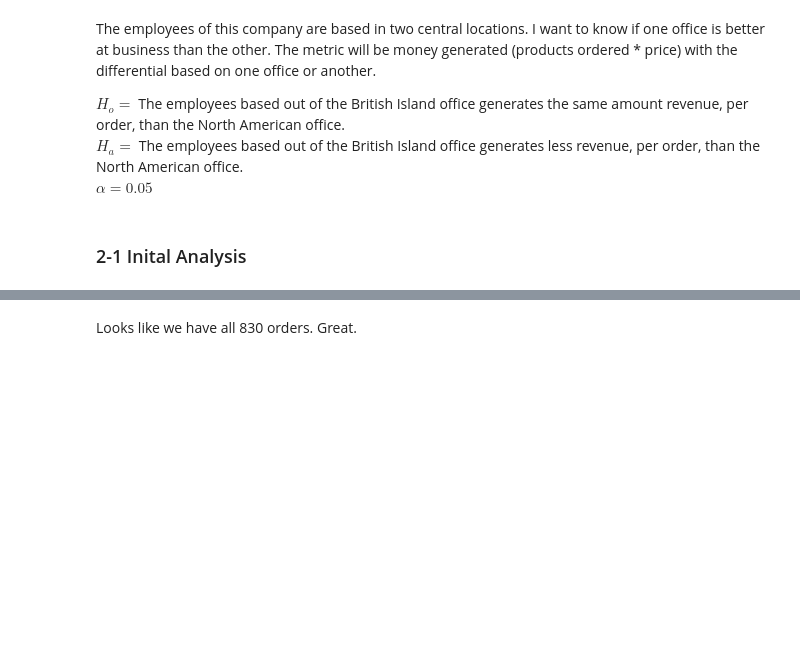
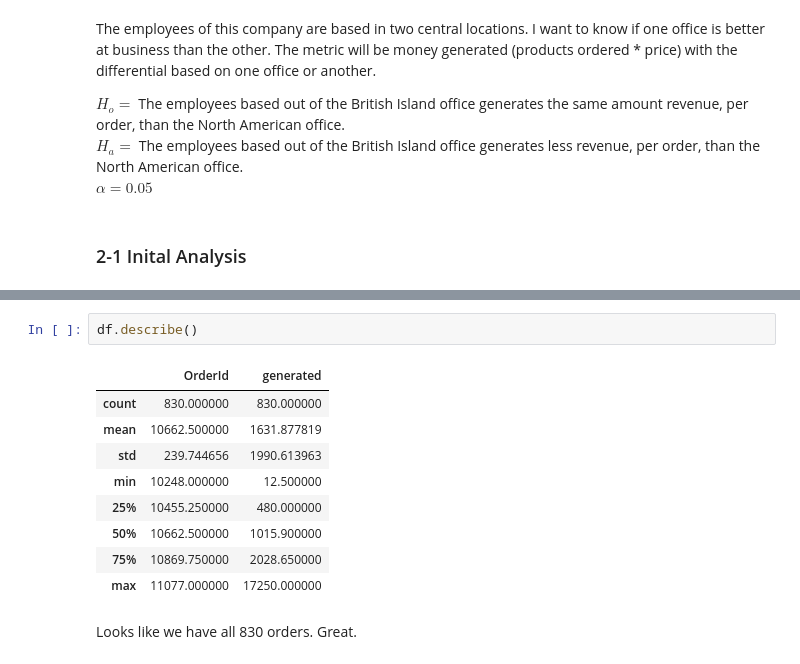
Before and after one commit to learn-co-students/dc-ds-010620, a Jupyter notebook: module-3/coach-lab/day-1/hypo_tests.ipynb, the cells around one changed output, grey strips where cells are left out. Saved outputs shown, nothing was run; the diff lists cells and outputs as text; blank space fills up the shorter version.

```diff
--- a/module-3/coach-lab/day-1/hypo_tests.ipynb
+++ b/module-3/coach-lab/day-1/hypo_tests.ipynb
@@ -124,3 +235,15 @@ df.head(10)
+# %%
+df.describe()
+# %% [output]
+|  | OrderId | generated |
+| count | 830.000000 | 830.000000 |
+| mean | 10662.500000 | 1631.877819 |
+| std | 239.744656 | 1990.613963 |
+| min | 10248.000000 | 12.500000 |
+| 25% | 10455.250000 | 480.000000 |
+| 50% | 10662.500000 | 1015.900000 |
+| 75% | 10869.750000 | 2028.650000 |
+| max | 11077.000000 | 17250.000000 |
 # %% [markdown]
 Looks like we have all 830 orders. Great.
 # %%
```
Also changed, not shown: parts of 28 cells of this notebook.
